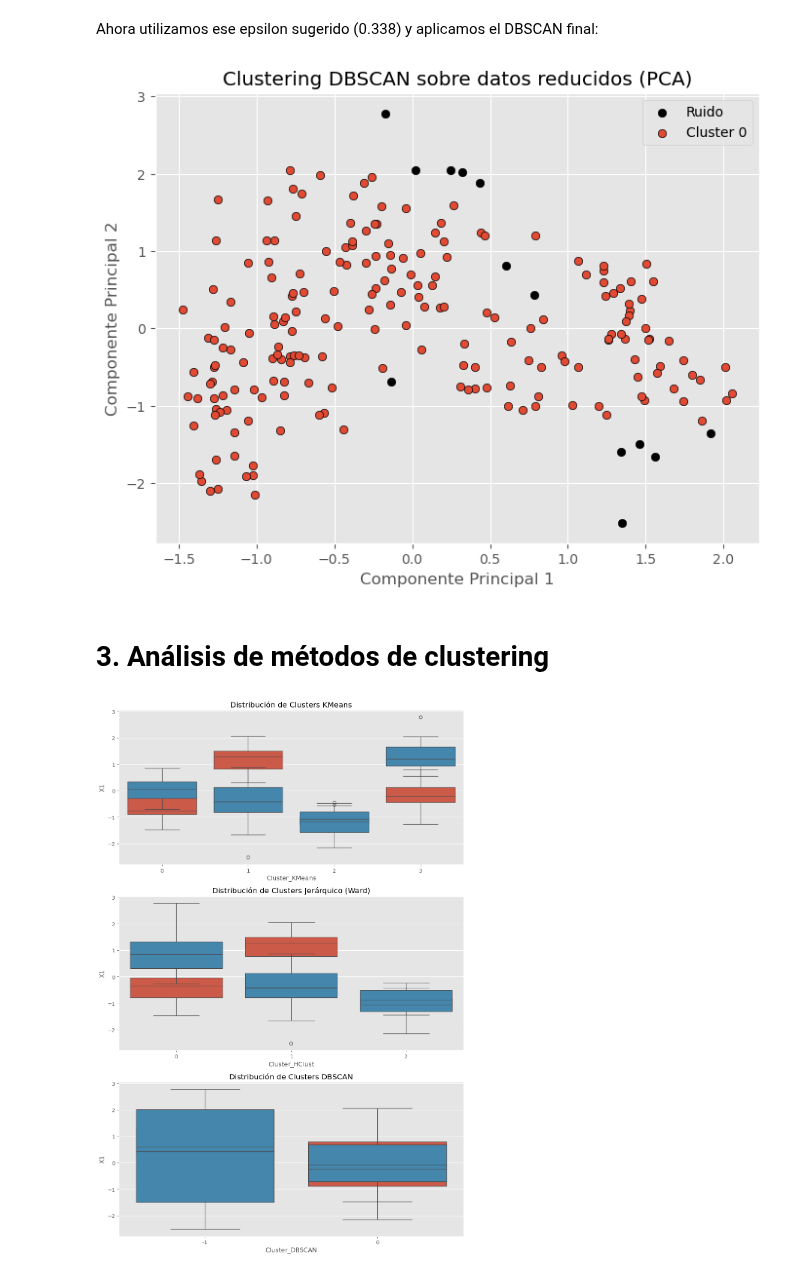
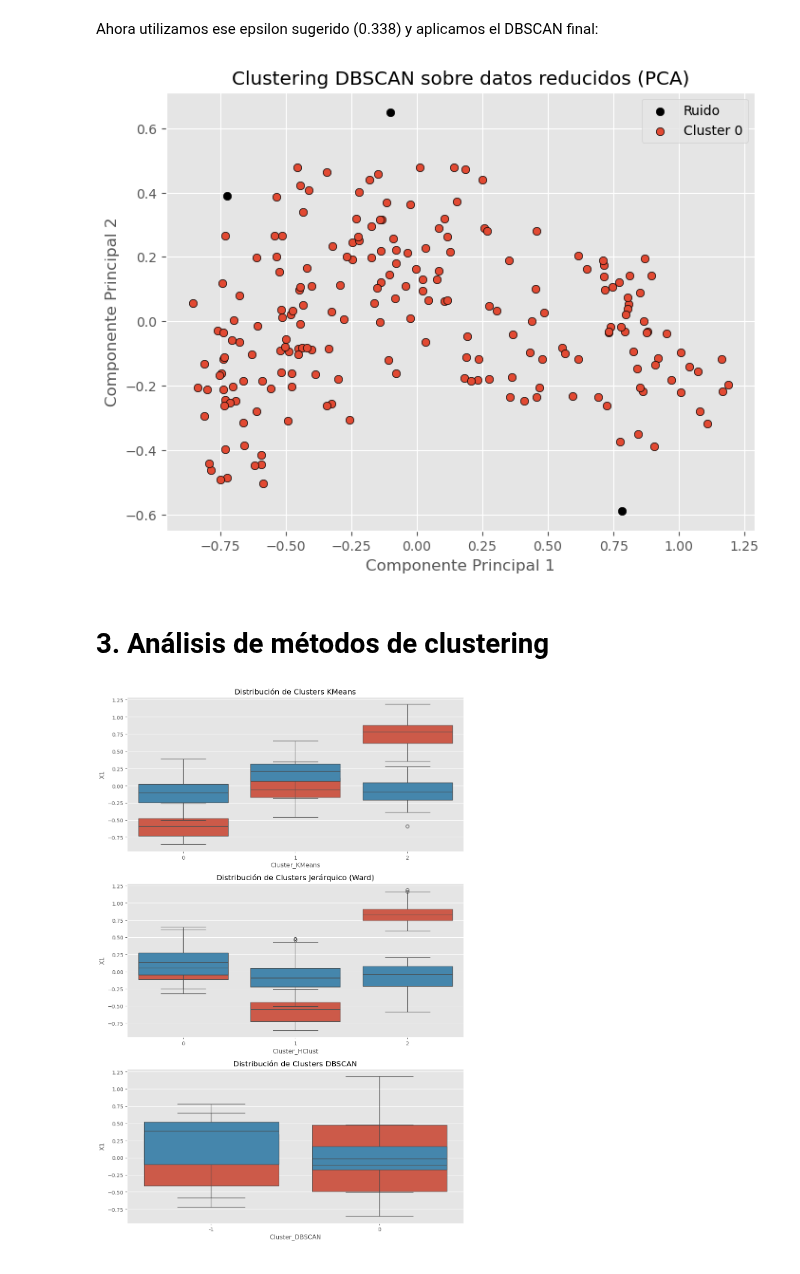
Before and after one commit to albatellouc3m/Grupo5, a Jupyter notebook: practica2.ipynb, the cells around one changed output. Saved outputs shown, nothing was run; the diff lists cells and outputs as text; code cells hidden in the pictures.

Commit message:
arreglando cosas de variable X_reduced

```diff
--- a/practica2.ipynb
+++ b/practica2.ipynb
@@ -188,8 +185,8 @@ fig, ax = plt.subplots(1, 2, figsize=(10, 4))
 # Grupos originales
 for i in np.unique(y):
     ax[0].scatter(
-        x = X_reduced_scaled[y == i, 0],
-        y = X_reduced_scaled[y == i, 1],
+        x = X_reduced[y == i, 0],
+        y = X_reduced[y == i, 1],
         c = plt.rcParams['axes.prop_cycle'].by_key()['color'][i],
         marker = 'o',
         edgecolor = 'black',
@@ -202,8 +199,8 @@ ax[0].legend()
 # Clusters generados por KMeans
 for i in np.unique(y_predict):
     ax[1].scatter(
-        x = X_reduced_scaled[y_predict == i, 0],
-        y = X_reduced_scaled[y_predict == i, 1],
+        x = X_reduced[y_predict == i, 0],
+        y = X_reduced[y_predict == i, 1],
         c = plt.rcParams['axes.prop_cycle'].by_key()['color'][i],
         marker = 'o',
         edgecolor = 'black',
@@ -372,7 +350,7 @@ modelo_hclust_ward = AgglomerativeClustering(
     linkage  = 'ward',
     n_clusters = 3
 )
-modelo_hclust_ward.fit(X=X_reduced_scaled)
+modelo_hclust_ward.fit(X=X_reduced)
 # %% [output]
 AgglomerativeClustering(n_clusters=3)
 # %% [markdown]
@@ -463,12 +441,12 @@ from sklearn.neighbors import NearestNeighbors
 import matplotlib.pyplot as plt
 import numpy as np
 
-min_samples = 5
+min_samples = 10
 
 # Ajustamos el modelo de vecinos más cercanos
 nn = NearestNeighbors(n_neighbors=min_samples)
-nn.fit(X_reduced_scaled)
-distances, indices = nn.kneighbors(X_reduced_scaled)
+nn.fit(X_reduced)
+distances, indices = nn.kneighbors(X_reduced)
 
 # Ordenamos las distancias del min_samples-ésimo vecino
 sorted_distances = np.sort(distances[:, min_samples - 1])
@@ -500,7 +478,7 @@ Ahora utilizamos ese epsilon sugerido (0.338) y aplicamos el DBSCAN final:
 eps_optimo = y_value
 
 modelo_dbscan = DBSCAN(eps=eps_optimo, min_samples=min_samples)
-modelo_dbscan.fit(X_reduced_scaled)
+modelo_dbscan.fit(X_reduced)
 
 # Etiquetas asignadas a cada punto (-1 es ruido)
 labels_dbscan = modelo_dbscan.labels_
@@ -512,8 +490,8 @@ for cluster_id in np.unique(labels_dbscan):
     cluster_mask = labels_dbscan == cluster_id
     color = 'black' if cluster_id == -1 else None  # Ruido en negro
     plt.scatter(
-        X_reduced_scaled[cluster_mask, 0],
-        X_reduced_scaled[cluster_mask, 1],
+        X_reduced[cluster_mask, 0],
+        X_reduced[cluster_mask, 1],
         label=f"Cluster {cluster_id}" if cluster_id != -1 else "Ruido",
         edgecolor='k',
         c=color
@@ -526,41 +504,41 @@ plt.legend()
 plt.grid(True)
 plt.show()
 # %% [output]
-[figure, old version]
+[figure, new version]
 # %% [markdown]
 # 3. Análisis de métodos de clustering
 # %%
 import pandas as pd
 import seaborn as sns
 import matplotlib.pyplot as plt
 
 # Suponiendo que `y` contiene las clases originales (etiquetas de semillas)
 # y `X_reduced_scaled` son los datos reducidos en 2 dimensiones
 
 # Convertimos los clusters generados por los 3 métodos y las clases originales a DataFrames
-kmeans_df = pd.DataFrame({'Cluster_KMeans': modelo_kmeans.labels_, 'Clase_Original': y, 'X1': X_reduced_scaled[:, 0], 'X2': X_reduced_scaled[:, 1]})
-hclust_df = pd.DataFrame({'Cluster_HClust': modelo_hclust_ward.labels_, 'Clase_Original': y, 'X1': X_reduced_scaled[:, 0], 'X2': X_reduced_scaled[:, 1]})
-dbscan_df = pd.DataFrame({'Cluster_DBSCAN': modelo_dbscan.labels_, 'Clase_Original': y, 'X1': X_reduced_scaled[:, 0], 'X2': X_reduced_scaled[:, 1]})
+kmeans_df = pd.DataFrame({'Cluster_KMeans': modelo_kmeans.labels_, 'Clase_Original': y, 'X1': X_reduced[:, 0], 'X2': X_reduced[:, 1]})
+hclust_df = pd.DataFrame({'Cluster_HClust': modelo_hclust_ward.labels_, 'Clase_Original': y, 'X1': X_reduced[:, 0], 'X2': X_reduced[:, 1]})
+dbscan_df = pd.DataFrame({'Cluster_DBSCAN': modelo_dbscan.labels_, 'Clase_Original': y, 'X1': X_reduced[:, 0], 'X2': X_reduced[:, 1]})
 
 # === Boxplots para comparar distribución de los clusters ===
 fig, axs = plt.subplots(3, 1, figsize=(10, 15))
 
 # KMeans
 sns.boxplot(data=kmeans_df, x='Cluster_KMeans', y='X1', ax=axs[0])
 sns.boxplot(data=kmeans_df, x='Cluster_KMeans', y='X2', ax=axs[0])
 axs[0].set_title('Distribución de Clusters KMeans')
 
 # HClust
 sns.boxplot(data=hclust_df, x='Cluster_HClust', y='X1', ax=axs[1])
 sns.boxplot(data=hclust_df, x='Cluster_HClust', y='X2', ax=axs[1])
 axs[1].set_title('Distribución de Clusters Jerárquico (Ward)')
 
 # DBSCAN
 sns.boxplot(data=dbscan_df, x='Cluster_DBSCAN', y='X1', ax=axs[2])
 sns.boxplot(data=dbscan_df, x='Cluster_DBSCAN', y='X2', ax=axs[2])
 axs[2].set_title('Distribución de Clusters DBSCAN')
 
 plt.tight_layout()
 plt.show()
 # %% [output]
-[figure, old version]
+[figure, new version]
```
Also changed, not shown: parts of 12 cells of this notebook.
